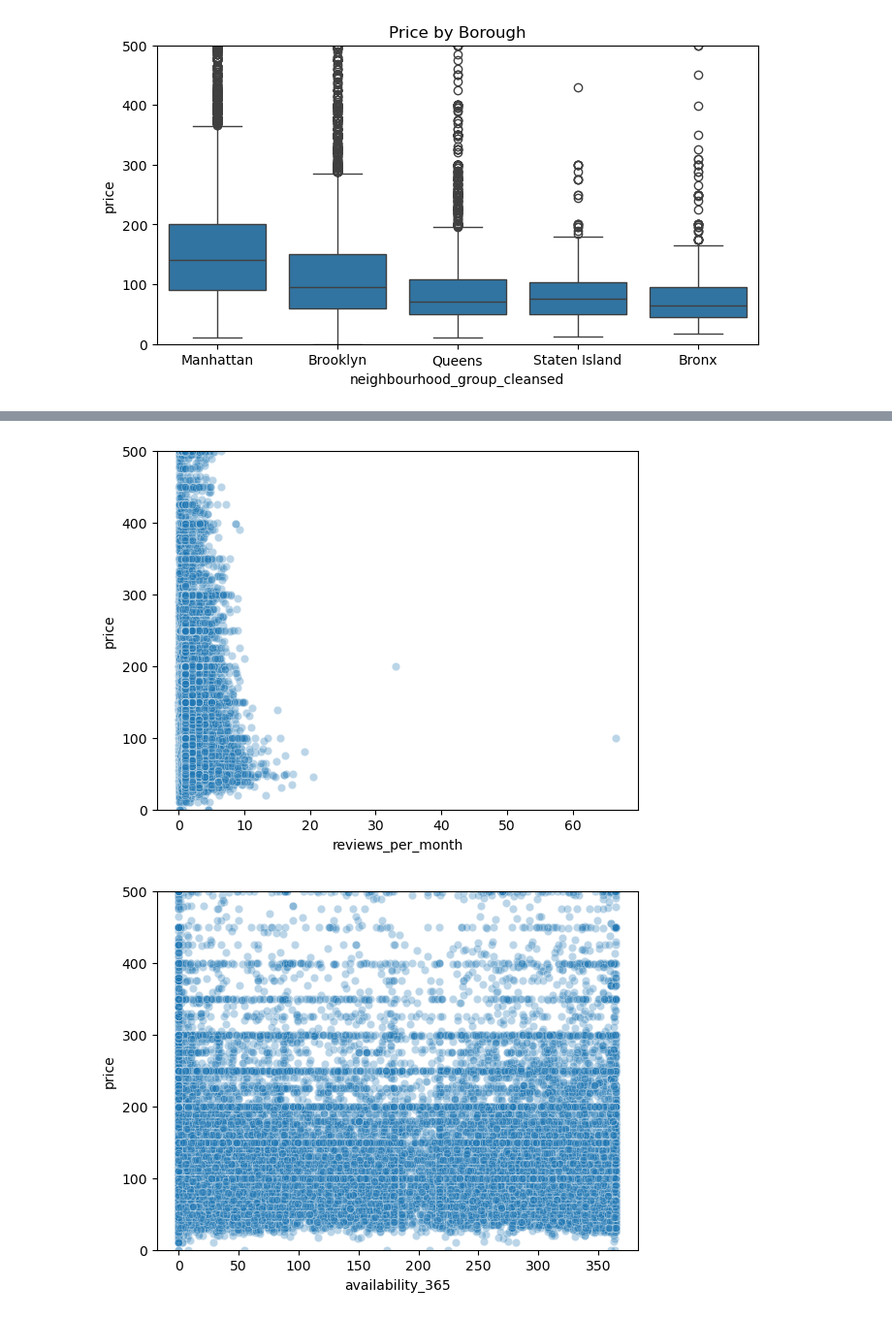
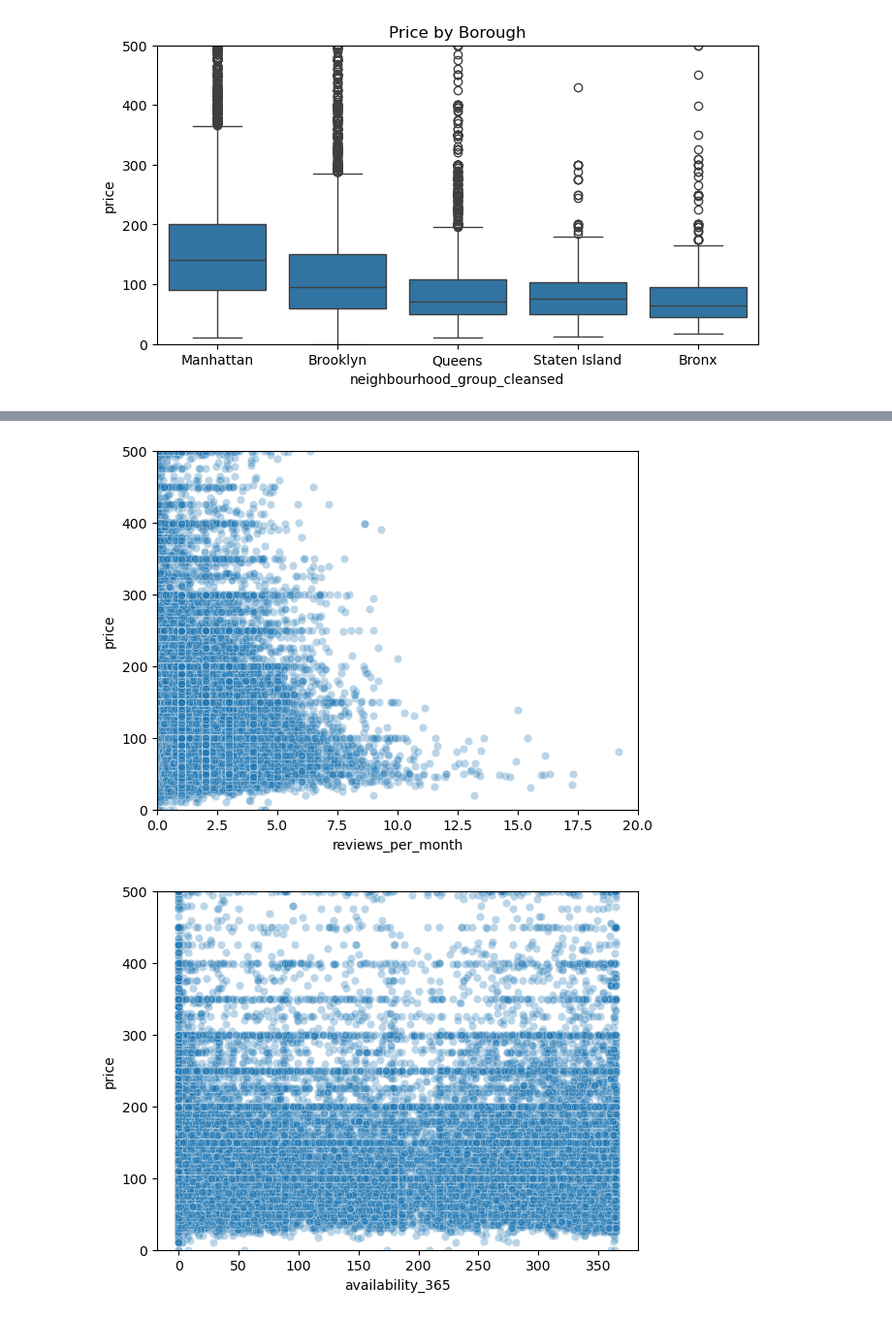
Before and after one commit to bluenightx/Test_ML, a Jupyter notebook: Test-Final.ipynb, the cells around one changed output, grey strips where cells are left out. Shown at 97% size. Drawn from its saved outputs; the diff is of its cells as text; code cells hidden in the pictures.

```diff
--- a/Test-Final.ipynb
+++ b/Test-Final.ipynb
@@ -804,9 +804,10 @@ plt.show()
 # %%
 sns.scatterplot(x='reviews_per_month', y='price', data=airbnb_crime, alpha=0.3)
 plt.ylim(0,500)
+plt.xlim(0,20)
 plt.show()
 # %% [output]
-[figure, old version]
+[figure, new version]
 # %%
 sns.scatterplot(x='availability_365', y='price', data=airbnb_crime, alpha=0.3)
 plt.ylim(0,500)
```
Also changed, not shown: parts of 5 cells of this notebook.
